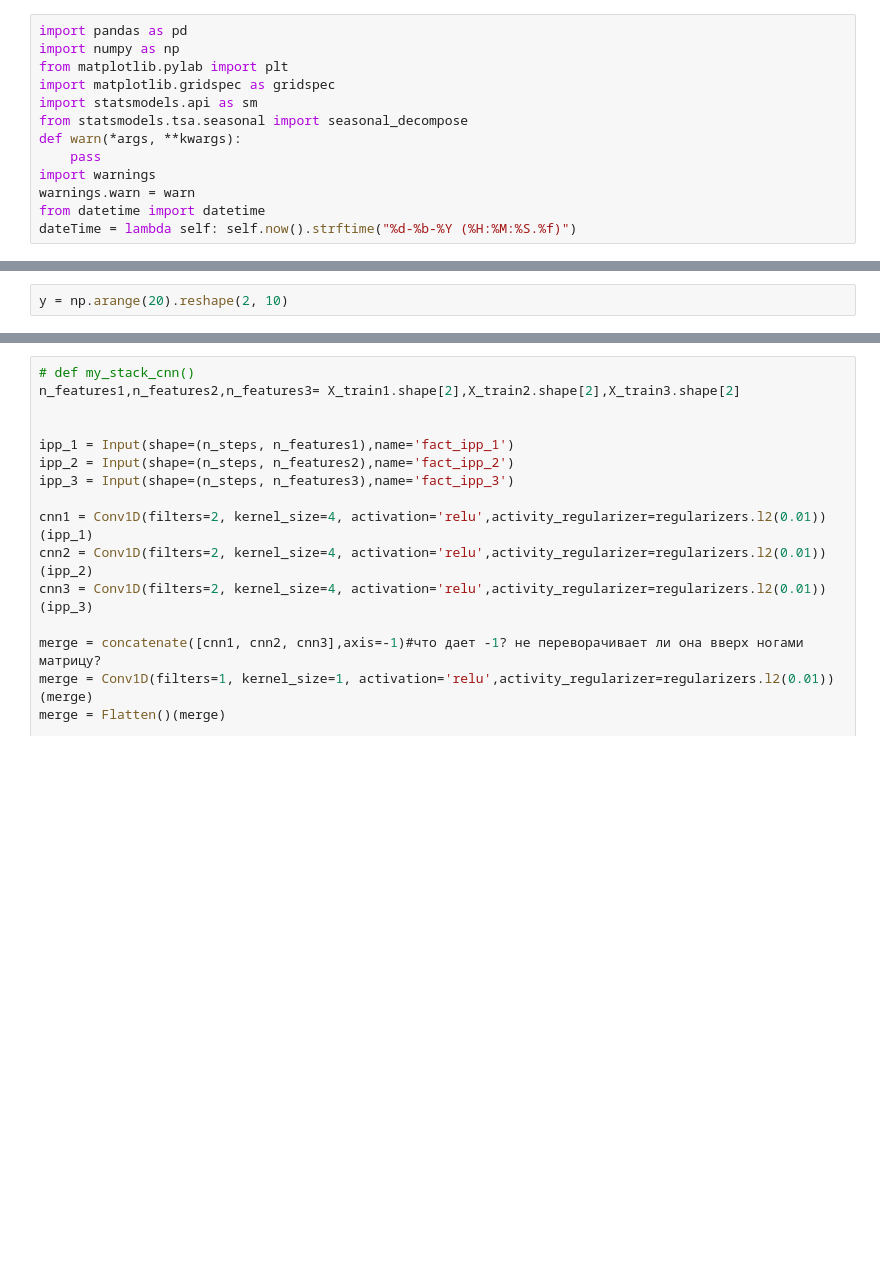
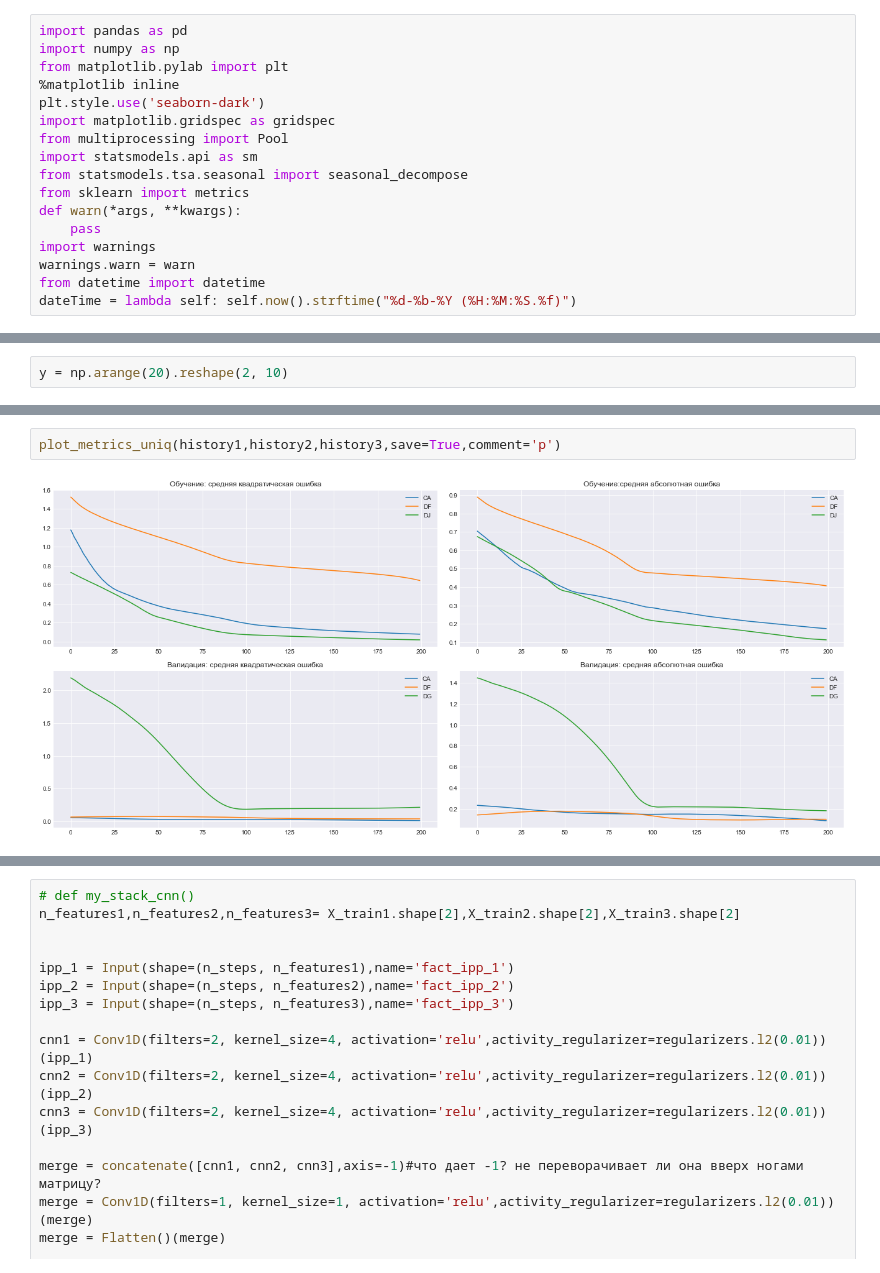
Before and after one commit to KosarevVS/stacks-for-TS, a Jupyter notebook: main_model.ipynb, the cells around one changed output, grey strips where cells are left out. Cells and saved outputs as stored; diff of their text form; blank space fills up the shorter version.

```diff
--- a/main_model.ipynb
+++ b/main_model.ipynb
@@ -2,9 +2,13 @@
 import pandas as pd
 import numpy as np
 from matplotlib.pylab import plt
+%matplotlib inline
+plt.style.use('seaborn-dark')
 import matplotlib.gridspec as gridspec
+from multiprocessing import Pool
 import statsmodels.api as sm
 from statsmodels.tsa.seasonal import seasonal_decompose
+from sklearn import metrics
 def warn(*args, **kwargs):
     pass
 import warnings
@@ -127,0 +174,4 @@ def size(model): # Compute number of params in a model (the actual number of flo
+# %%
+plot_metrics_uniq(history1,history2,history3,save=True,comment='p')
+# %% [output]
+[figure, added]
```
Also changed, not shown: parts of 50 cells of this notebook, 1 other file.
